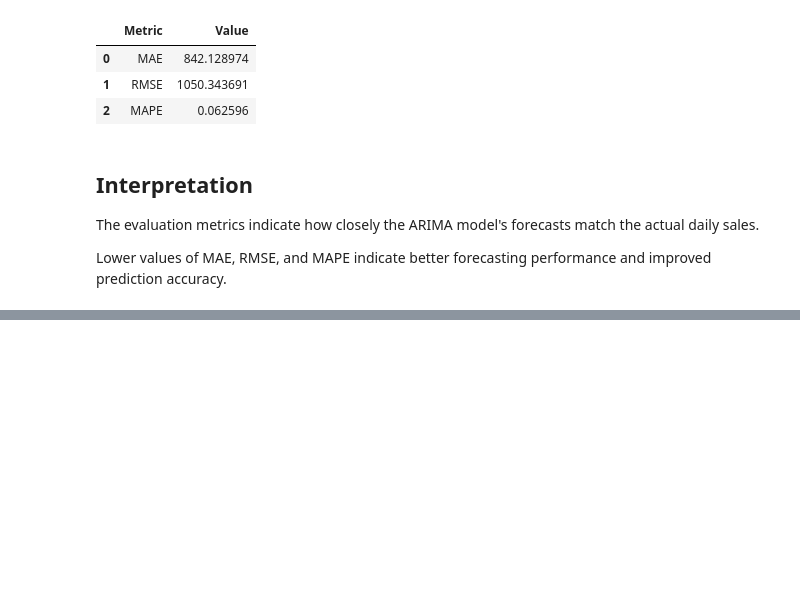
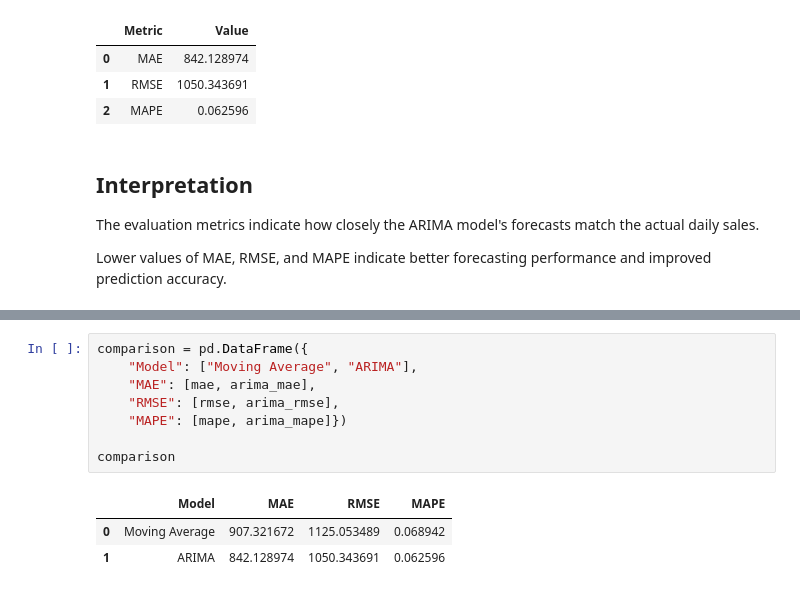
Before and after one commit to Adithyan-7/supply-chain-demand-forecasting, a Jupyter notebook: notebooks/04_demand_forecasting.ipynb, the cells around one changed output, grey strips where cells are left out. Saved outputs shown, nothing was run; the diff lists cells and outputs as text; blank space fills up the shorter version.

```diff
--- a/notebooks/04_demand_forecasting.ipynb
+++ b/notebooks/04_demand_forecasting.ipynb
@@ -448,0 +455,12 @@ Lower values of MAE, RMSE, and MAPE indicate better forecasting performance and
+# %%
+comparison = pd.DataFrame({
+    "Model": ["Moving Average", "ARIMA"],
+    "MAE": [mae, arima_mae],
+    "RMSE": [rmse, arima_rmse],
+    "MAPE": [mape, arima_mape]})
+
+comparison
+# %% [output]
+|  | Model | MAE | RMSE | MAPE |
+| 0 | Moving Average | 907.321672 | 1125.053489 | 0.068942 |
+| 1 | ARIMA | 842.128974 | 1050.343691 | 0.062596 |
```
Also changed, not shown: parts of 7 cells of this notebook.
